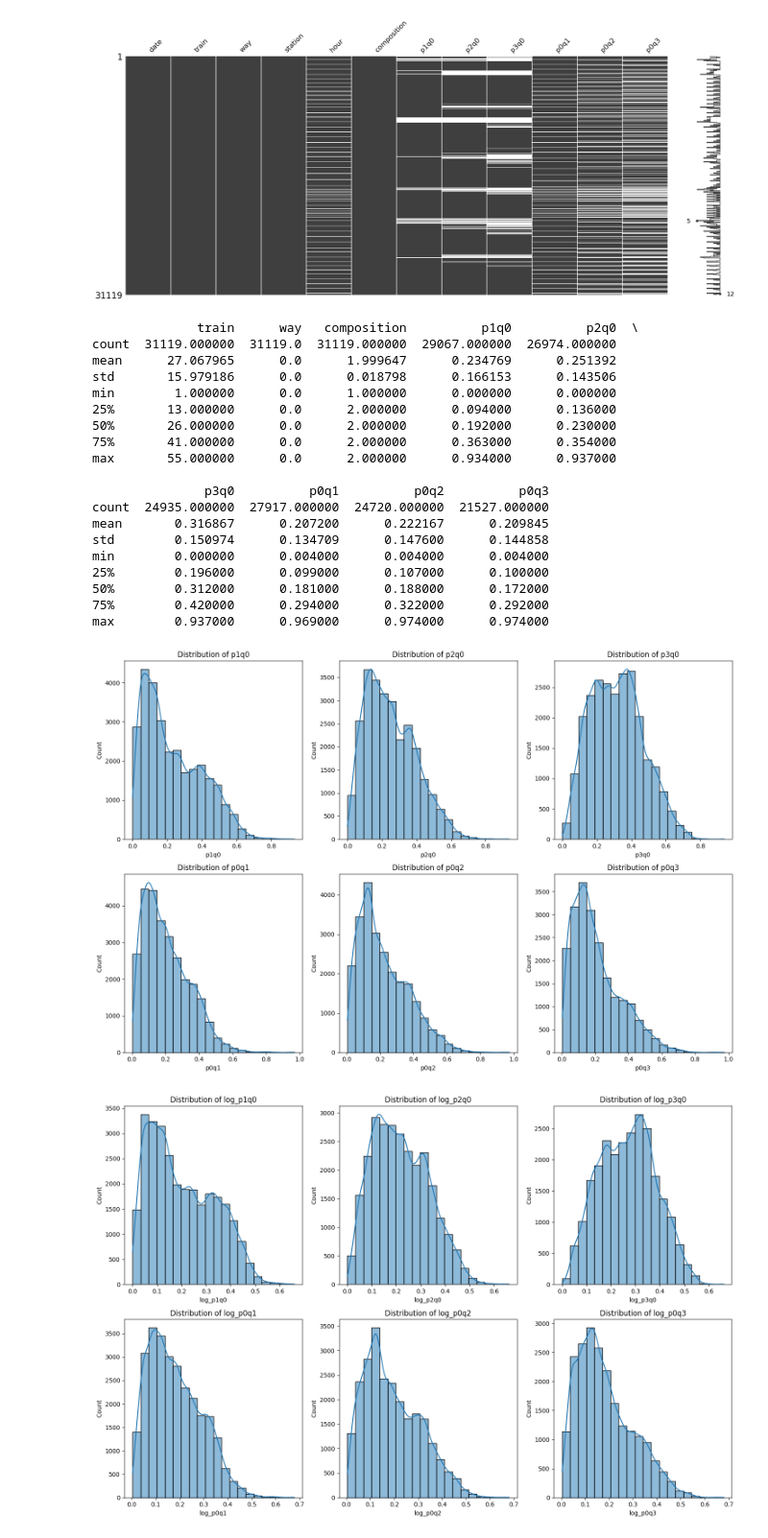
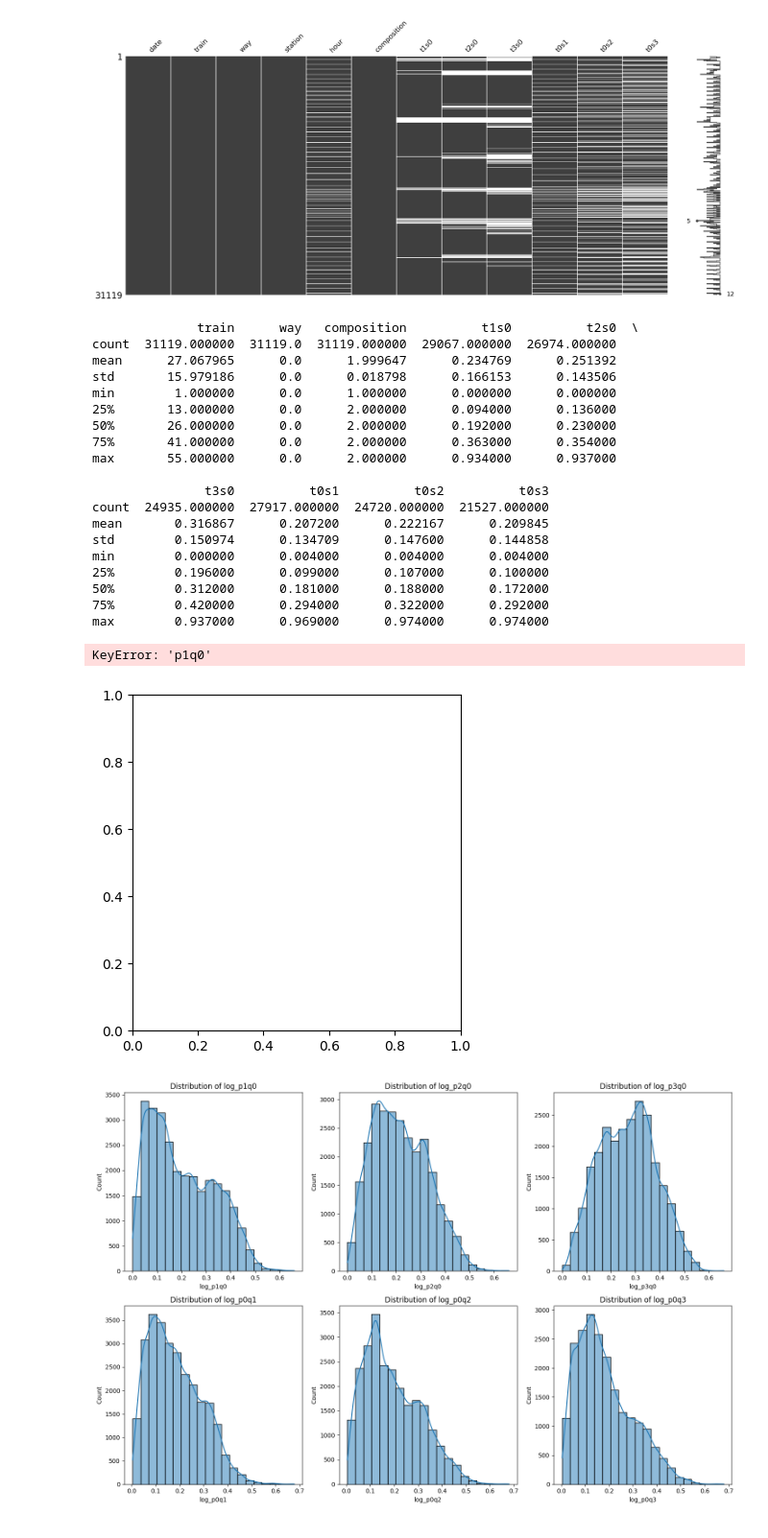
Before and after one commit to ArthurMbraga/machine-learning-project-CSC7201, a Jupyter notebook: project.ipynb, the cells around one changed output. Shown at 96% size. Saved outputs shown, nothing was run; the diff lists cells and outputs as text; code cells hidden in the pictures.

```diff
--- a/project.ipynb
+++ b/project.ipynb
@@ -8,7 +8,7 @@ import missingno as msno
 from pandas.plotting import scatter_matrix
 # %%
 # Load datasets
-x_train = pd.read_csv('./Xtrain_hgcGIrA.csv')
-y_train = pd.read_csv('./Ytrain_yL5OjS4.csv')
-x_test = pd.read_csv('./Xtest.csv')
-y_sample = pd.read_csv('./Ysample_iX1anNa.csv')
+x_train = pd.read_csv('./data/Xtrain.csv')
+y_train = pd.read_csv('./data/Ytrain.csv')
+x_test = pd.read_csv('./data/Xtest.csv')
+y_sample = pd.read_csv('./data/Ysample.csv')
@@ -27,0 +41,20 @@ Shape of y_sample: (13752, 2)
+# %%
+# Renaming columns
+
+column_renaming = {
+    'p0s0': 't0s0',
+    'p1q0': 't1s0',
+    'p2q0': 't2s0',
+    'p3q0': 't3s0',
+    'p0q1': 't0s1',
+    'p0q2': 't0s2',
+    'p0q3': 't0s3'
+}
+
+# Rename the columns in the DataFrame
+x_train.rename(columns=column_renaming, inplace=True)
+x_test.rename(columns=column_renaming, inplace=True)
+
+# Display the updated column names to verify renaming
+x_train.head()
+x_test.head()
@@ -101,7 +141,7 @@ plt.show()
 # Summary statistics for numerical variables
 print(x_train.describe())
 # %% [output]
-              train      way   composition          p1q0          p2q0  \
+              train      way   composition          t1s0          t2s0  \
 count  31119.000000  31119.0  31119.000000  29067.000000  26974.000000
 mean      27.067965      0.0      1.999647      0.234769      0.251392
 std       15.979186      0.0      0.018798      0.166153      0.143506
@@ -111,7 +151,7 @@ min        1.000000      0.0      1.000000      0.000000      0.000000
 75%       41.000000      0.0      2.000000      0.363000      0.354000
 max       55.000000      0.0      2.000000      0.934000      0.937000
 
-               p3q0          p0q1          p0q2          p0q3
+               t3s0          t0s1          t0s2          t0s3
 count  24935.000000  27917.000000  24720.000000  21527.000000
 mean       0.316867      0.207200      0.222167      0.209845
 std        0.150974      0.134709      0.147600      0.144858
@@ -121,21 +161,22 @@ min        0.000000      0.004000      0.004000      0.004000
 75%        0.420000      0.294000      0.322000      0.292000
 max        0.937000      0.969000      0.974000      0.974000
 # %%
-# Add p0q0
-x_train['p0q0'] = y_train['p0q0']
+# Add
+x_train['t0s0'] = y_train['t0s0']
 
 # Explore distribution of lag variables
-lag_cols = ['p1q0', 'p2q0', 'p3q0', 'p0q1', 'p0q2', 'p0q3']
+lag_cols = ['t1s0', 't2s0', 't3s0', 't0s1', 't0s2', 't0s3']
 
 plt.figure(figsize=(15, 10))
 for i, col in enumerate(lag_cols):
     plt.subplot(2, 3, i+1)
     sns.histplot(x_train[col].dropna(), bins=20, kde=True)
     plt.title(f'Distribution of {col}')
 plt.tight_layout()
 plt.show()
 # %% [output]
+KeyError: 'p1q0'
-[figure, old version]
+[figure, new version]
 # %%
 # Explore distribution of log lag variables
 
```
Also changed, not shown: parts of 44 cells of this notebook, 5 other files.
